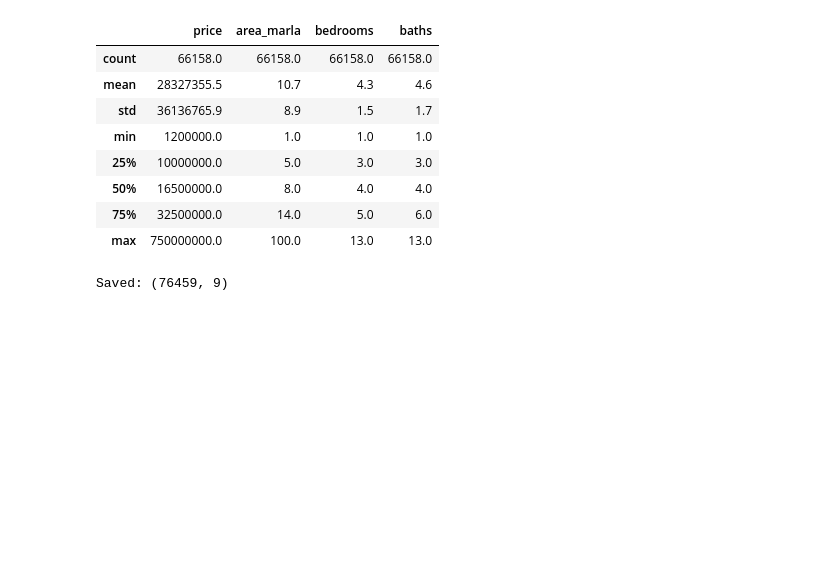
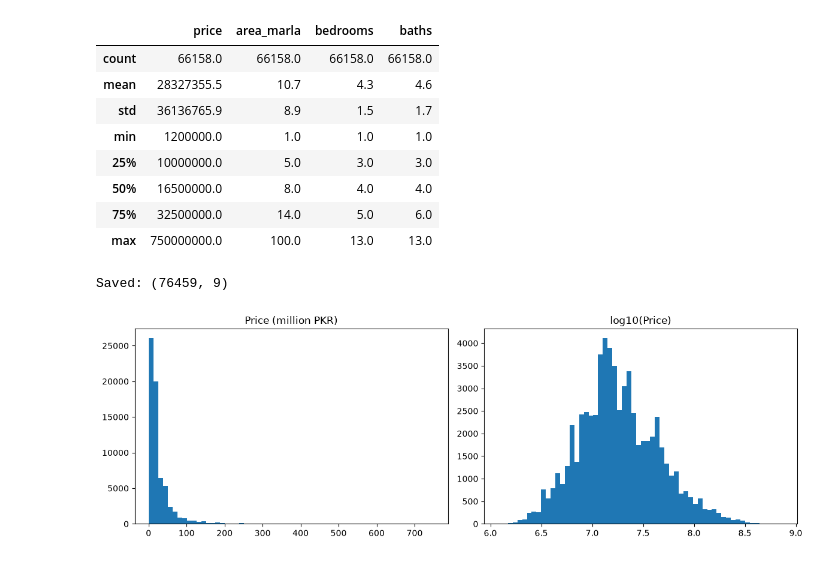
Before and after one commit to ahmedgill2005/zameen-price-predictor, a Jupyter notebook: notebooks/01_exploration.ipynb, the cells around one changed output. Cells and saved outputs as stored; diff of their text form; code cells hidden in the pictures; blank space fills up the shorter version.

Commit message:
EDA: price distribution, city, area, location analysis

```diff
--- a/notebooks/01_exploration.ipynb
+++ b/notebooks/01_exploration.ipynb
@@ -188,3 +188,12 @@ houses.to_csv("../data/processed/houses_clean.csv", index=False)
 print("Saved:", houses.shape)
 # %% [output]
 Saved: (76459, 9)
+# %%
+fig, ax = plt.subplots(1, 2, figsize=(12, 4))
+ax[0].hist(houses["price"] / 1e6, bins=60)
+ax[0].set_title("Price (million PKR)")
+ax[1].hist(np.log10(houses["price"]), bins=60)
+ax[1].set_title("log10(Price)")
+plt.tight_layout(); plt.show()
+# %% [output]
+[figure, added]
```
Also changed, not shown: parts of 4 cells of this notebook.
